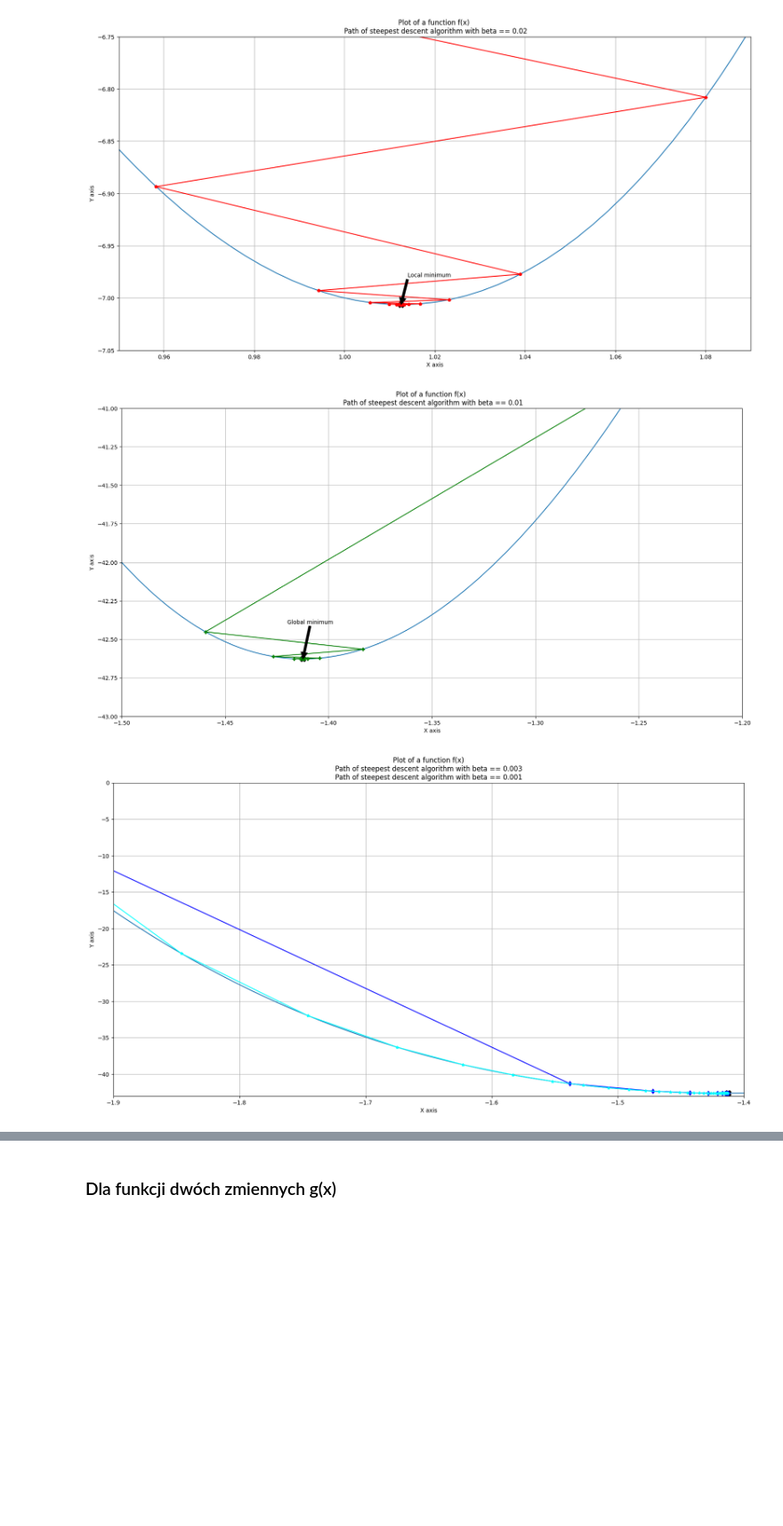
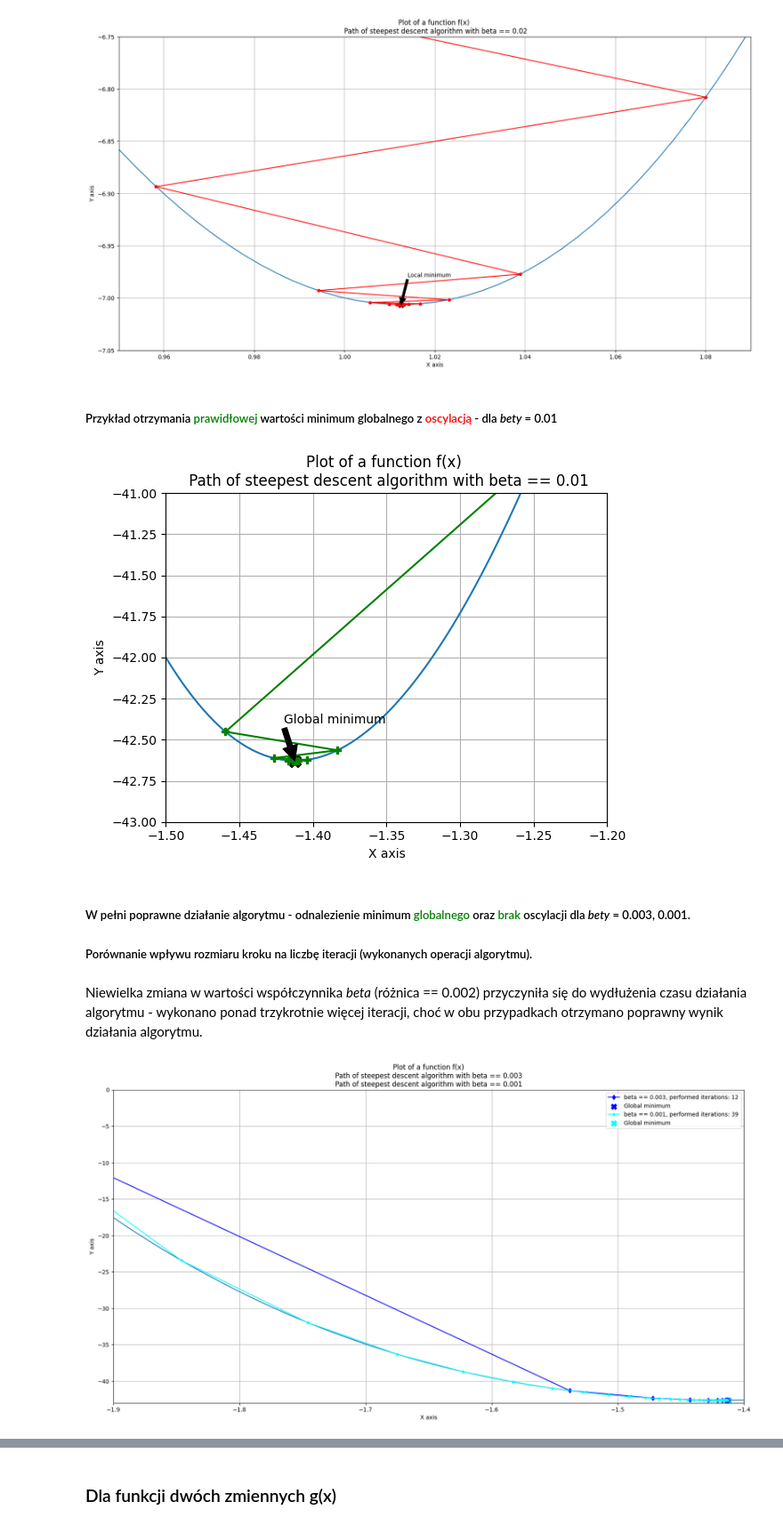
Before and after one commit to goshakowska/AI_steepest_decent, a Jupyter notebook: WSI_LAB1.ipynb, the cells around one changed output, grey strips where cells are left out. Shown at 89% size. Drawn from its saved outputs; the diff is of its cells as text; code cells hidden in the pictures; blank space fills up the shorter version.

```diff
--- a/WSI_LAB1.ipynb
+++ b/WSI_LAB1.ipynb
@@ -39,7 +37,7 @@ y_values = [f_function(x) for x in  x_values]
 # %% [markdown]
 W tej komórce kodu jesteśmy w stanie ustawić rozmiary wykresu, w celu jak najlepszego zwizualizowania danych.
 # %%
-# plt.rcParams["figure.figsize"] = (40,20)
+plt.rcParams["figure.figsize"] = (40,20)
 # %% [markdown]
 ### Generowanie wykresu funkcji f(x)
 # %% [markdown]
@@ -84,7 +82,7 @@ z_values = g_function(vector_x_value, vector_y_value)
 # %% [markdown]
 W tej komórce kodu jesteśmy w stanie ustawić rozmiary wykresu, w celu jak najlepszego zwizualizowania danych.
 # %%
-# plt.rcParams["figure.figsize"] = (20,10)
+plt.rcParams["figure.figsize"] = (20,10)
 # %% [markdown]
 ### Generowanie wykresu funkcji g(x)
 # %%
@@ -308,6 +331,8 @@ ax = plt.annotate('Local minimum', xy =(x_minimum_2d_3, f_function(x_minimum_2d_
 plt.show()
 # %% [output]
 [figure]
+# %% [markdown]
+##### Przykład otrzymania <font color=green>prawidłowej</font> wartości minimum globalnego z <font color=red>oscylacją</font> - dla *bety* = 0.01
 # %%
 fig, ax = plt.subplots()
 
@@ -329,29 +354,34 @@ ax = plt.annotate('Global minimum', xy =(x_minimum_2d_4, f_function(x_minimum_2d
 
 plt.show()
 # %% [output]
-[figure, old version]
+[figure, new version]
+# %% [markdown]
+##### W pełni poprawne działanie algorytmu - odnalezienie minimum <font color=green>globalnego</font> oraz <font color=green>brak</font> oscylacji dla *bety* = 0.003, 0.001.
+##### Porównanie wpływu rozmiaru kroku na liczbę iteracji (wykonanych operacji algorytmu).
+# %% [markdown]
+Niewielka zmiana w wartości współczynnika *beta* (różnica == 0.002) przyczyniła się do wydłużenia czasu działania algorytmu - wykonano ponad trzykrotnie więcej iteracji, choć w obu przypadkach otrzymano poprawny wynik działania algorytmu.
 # %%
 fig, ax = plt.subplots()
 
 ax.plot(x_values, y_values)
 
 ax.set(xlabel='X axis', ylabel='Y axis',
        title='Plot of a function f(x)\nPath of steepest descent algorithm with beta == 0.003\nPath of steepest descent algorithm with beta == 0.001')
 ax.grid()
 
 plt.xlim([-1.9, -1.4])
 plt.ylim([-43, 0])
 
 
-path_to_minimum_5 = ax.plot(analysed_graph_points_2d_5, [f_function(x) for x in analysed_graph_points_2d_5],  marker="d",  c="blue")
-marked_minimum_5 = ax.scatter(x_minimum_2d_5, f_function(x_minimum_2d_5), marker="X", c="black", label="Global minimum", s=100)
+path_to_minimum_5 = ax.plot(analysed_graph_points_2d_5, [f_function(x) for x in analysed_graph_points_2d_5],  marker="d", label="beta == 0.003, performed iterations: "+str(iterations_performed_2d_5), c="blue")
+marked_minimum_5 = ax.scatter(x_minimum_2d_5, f_function(x_minimum_2d_5), marker="X", c="blue", label="Global minimum", s=100)
 
-path_to_minimum_6 = ax.plot(analysed_graph_points_2d_6, [f_function(x) for x in analysed_graph_points_2d_6],  marker="*",  c="cyan")
-marked_minimum_6 = ax.scatter(x_minimum_2d_6, f_function(x_minimum_2d_6), marker="X", c="black", label="Global minimum", s=100)
-# ax = plt.annotate('Minimum', xy =(x_minimum_2d_5, f_function(x_minimum_2d_5)), xytext =(-1.42, -42.40), arrowprops = dict(facecolor ='black'))
+path_to_minimum_6 = ax.plot(analysed_graph_points_2d_6, [f_function(x) for x in analysed_graph_points_2d_6],  marker="*", label="beta == 0.001, performed iterations: "+str(iterations_performed_2d_6), c="cyan")
+marked_minimum_6 = ax.scatter(x_minimum_2d_6, f_function(x_minimum_2d_6), marker="X", c="cyan", label="Global minimum", s=100)
 
+ax.legend(loc='upper right')
 
 
 plt.show()
 # %% [output]
-[figure, old version]
+[figure, new version]
```
Also changed, not shown: parts of 21 cells of this notebook.
